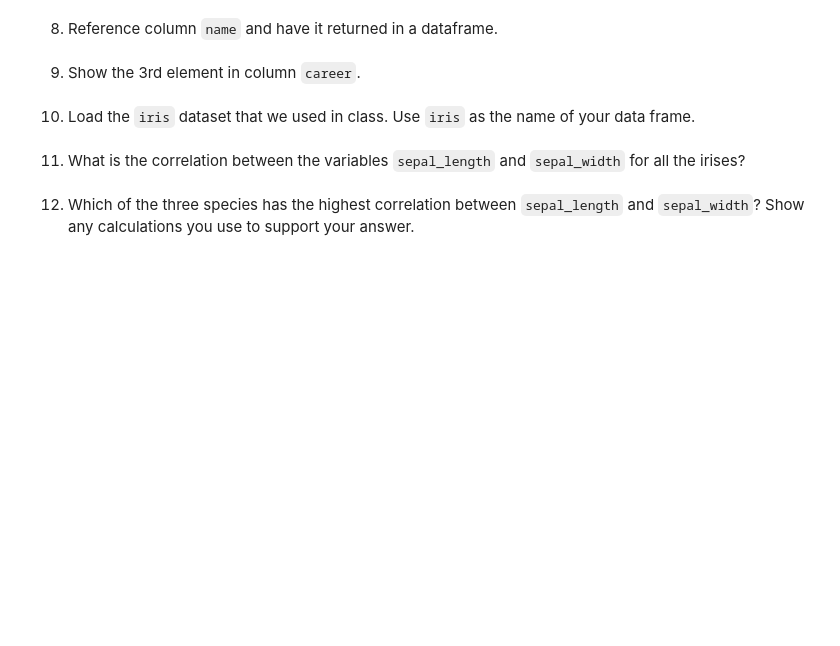
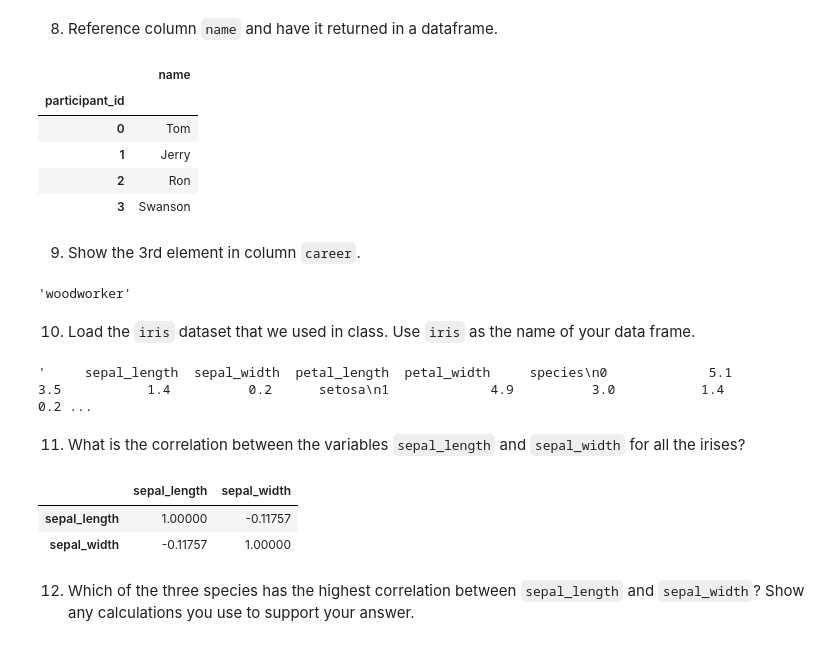
Before and after one commit to CabellPasco/CabellPasco, a Jupyter notebook: Pandas_Excercises_HW_3_17.ipynb, the cells around one changed output. Drawn from its saved outputs; the diff is of its cells as text; code cells hidden in the pictures; blank space fills up the shorter version.

```diff
--- a/Pandas_Excercises_HW_3_17.ipynb
+++ b/Pandas_Excercises_HW_3_17.ipynb
@@ -83,11 +83,38 @@ participant_id
 Name: name, dtype: object
 # %% [markdown]
 8. Reference column `name` and have it returned in a dataframe.
+# %%
+newdf = pd.DataFrame(df.name)
+newdf
+# %% [output]
+|  | name |
+| participant_id |  |
+| 0 | Tom |
+| 1 | Jerry |
+| 2 | Ron |
+| 3 | Swanson |
 # %% [markdown]
 9. Show the 3rd element in column `career`.
+# %%
+df.career[2]
+# %% [output]
+'woodworker'
 # %% [markdown]
 10.  Load the `iris` dataset that we used in class.  Use `iris` as the name of your data frame.
+# %%
+import seaborn as sns
+iris = sns.load_dataset('iris')
+
+display(iris.to_string()) #displays the whole data frame so the start/end of each species is visible
+# %% [output]
+'     sepal_length  sepal_width  petal_length  petal_width     species\n0             5.1          3.5           1.4          0.2      setosa\n1             4.9          3.0           1.4          0.2 ...
 # %% [markdown]
 11.  What is the correlation between the variables `sepal_length` and `sepal_width` for all the irises?
+# %%
+iris[['sepal_length','sepal_width']].corr()
+# %% [output]
+|  | sepal_length | sepal_width |
+| sepal_length | 1.00000 | -0.11757 |
+| sepal_width | -0.11757 | 1.00000 |
 # %% [markdown]
 12.  Which of the three species has the highest correlation between `sepal_length` and `sepal_width`?  Show any calculations you use to support your answer.
```
Also changed, not shown: parts of 6 cells of this notebook.
